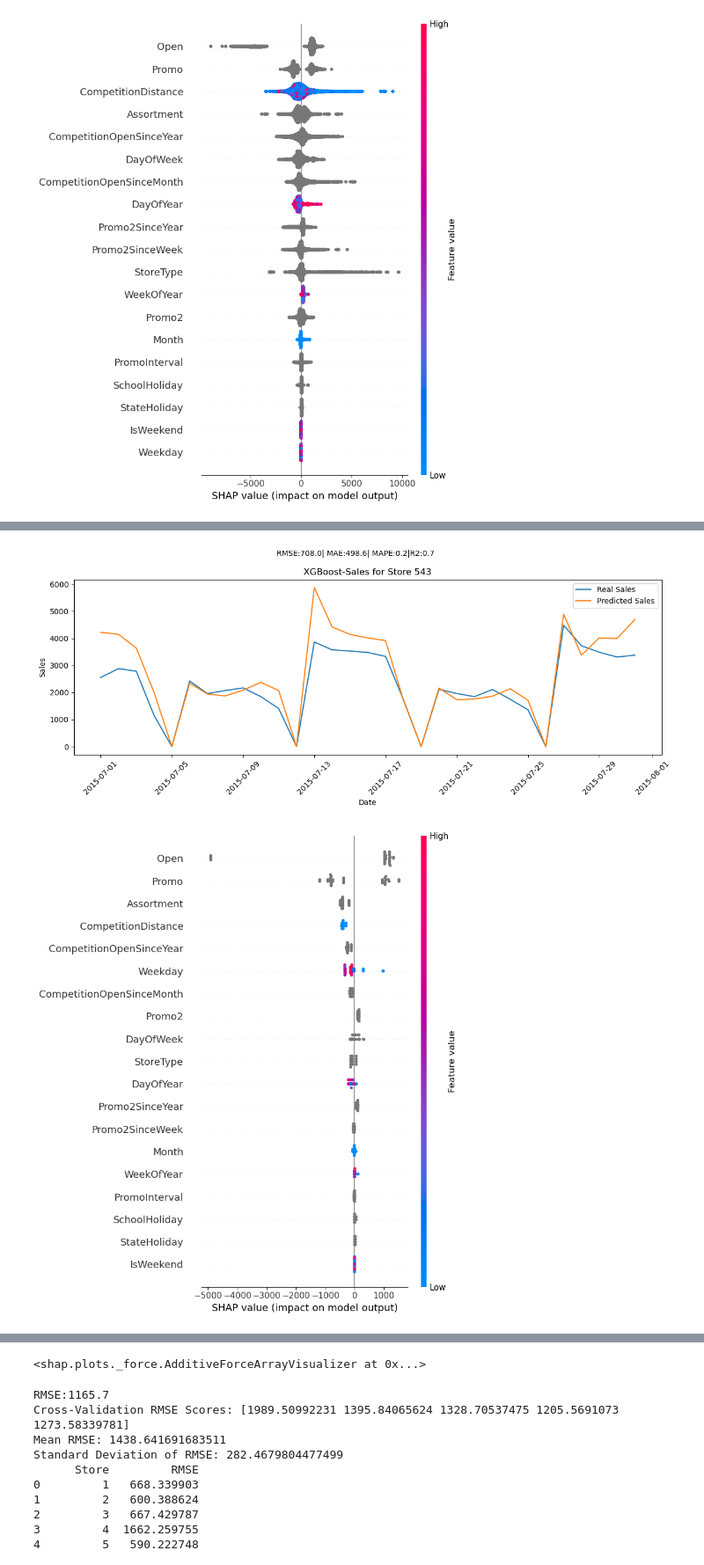
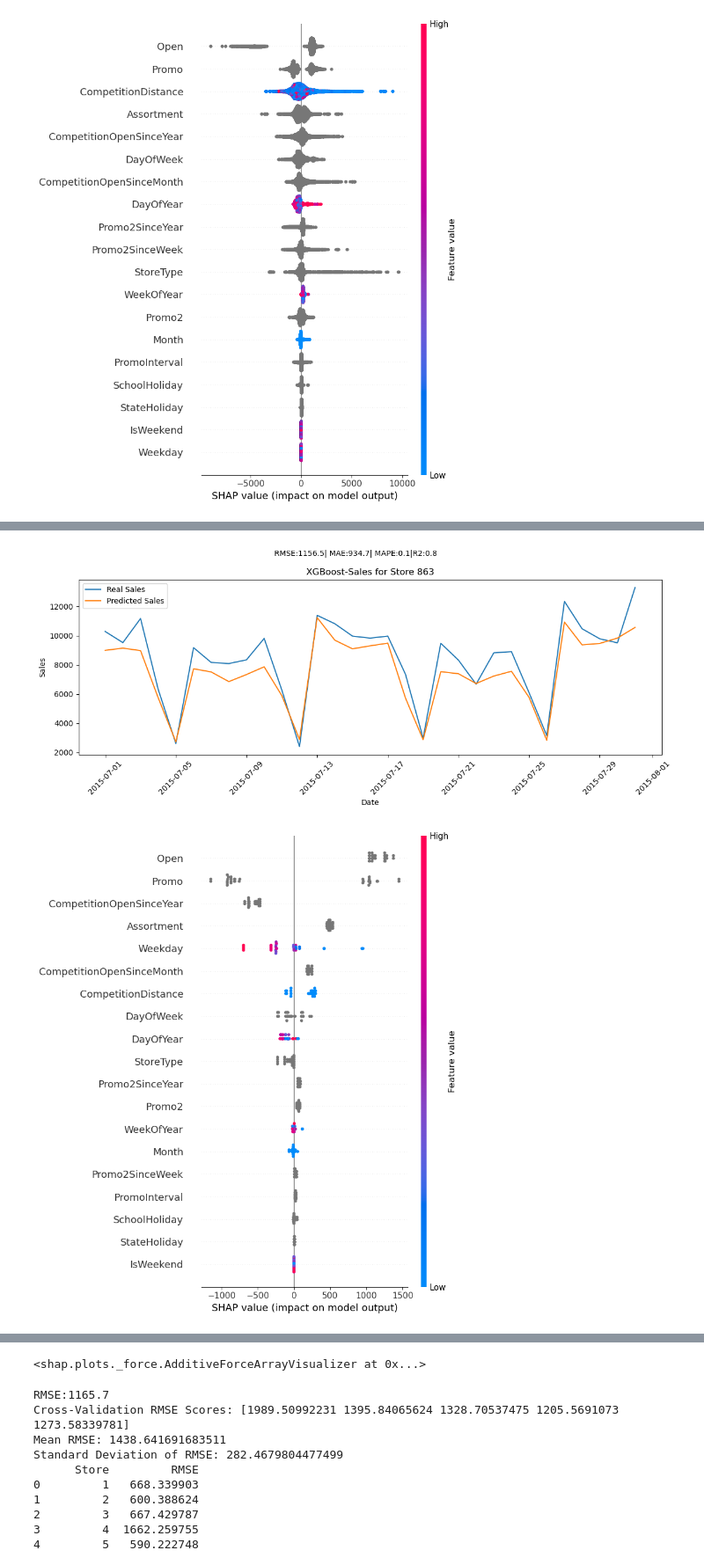
Before and after one commit to GeorgeStampolidiss/Projects, a Jupyter notebook: Project1_GStampolidis.ipynb, the cells around one changed output, grey strips where cells are left out. Shown at 88% size. Drawn from its saved outputs; the diff is of its cells as text; code cells hidden in the pictures.

```diff
--- a/Project1_GStampolidis.ipynb
+++ b/Project1_GStampolidis.ipynb
@@ -2733,7 +2829,7 @@ Name: RMSE, dtype: float64
 # %%
 #Predictions vs real sales for a specific store
 #XGBoost Model that has all variables - Parameters with Hyperparameter tuning
-store_ID=543
+store_ID=863
 store_df=test_data[test_data['Store']==store_ID]
 store_df['Date']=pd.to_datetime(store_df['Date'])
 store_df=store_df.sort_values(by='Date')
@@ -2745,35 +2841,35 @@ mape=mean_absolute_percentage_error(store_df['y'],store_df['PredictedSalesXG'])
 mae=mean_absolute_error(store_df["y"],store_df["PredictedSalesXG"])
 
 #Plot for predictions vs real values
 plt.figure(figsize=(12,5))
 plt.plot(store_df['Date'],store_df['y'],label='Real Sales')
 plt.plot(store_df['Date'],store_df['PredictedSalesXG'],label='Predicted Sales')
 plt.title(f'Sales Predicitions for Store {store_ID}')
 plt.xlabel('Date')
 plt.ylabel('Sales')
 plt.legend()
 plt.title(f'XGBoost-Sales for Store {store_ID}')
 plt.suptitle(f"RMSE:{rmse_store:.1f}| MAE:{mae:.1f}| MAPE:{mape:.1f}|R2:{r2_store:.1f}",fontsize=10)
 plt.xticks(rotation=45)
 plt.tight_layout()
 plt.show()
 
 #SHAP plot for specific store
 #Predictions for specific store
 X_test_store=X_test[test_data['Store']==store_ID]
 #SHAP Explainer
 explainer=shap.TreeExplainer(model_lgbm_default,feature_perturbation="tree_path_dependent")
 #Shap values
 shap_values_store=explainer.shap_values(X_test_store)
 #SHAP summary plot
 shap.summary_plot(shap_values_store,X_test_store,show=True)
 
 #Virtual SHAP plot for predictions on test dataset
 shap.initjs()
 shap.force_plot(explainer.expected_value,shap_values_store[:31],X_test_store[:31]) #Values for July
 # %% [output]
-[figure, old version]
+[figure, new version]
-[figure, old version]
+[figure, new version]
 [interactive output not drawn]
 <shap.plots._force.AdditiveForceArrayVisualizer at 0x...>
 # %%
```
Also changed, not shown: parts of 10 cells of this notebook.
